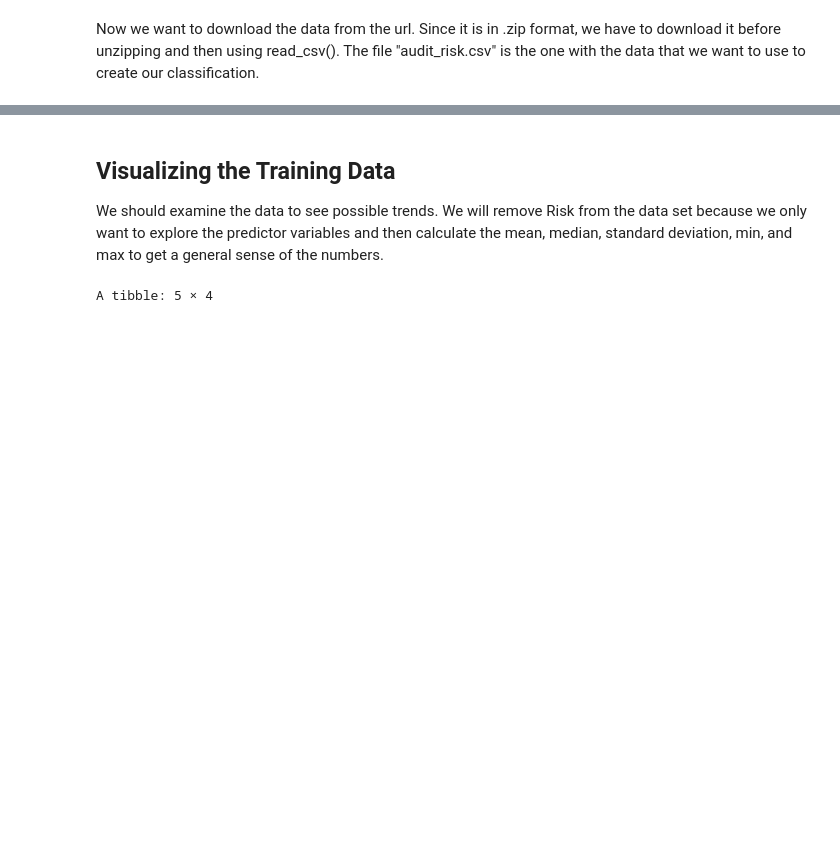
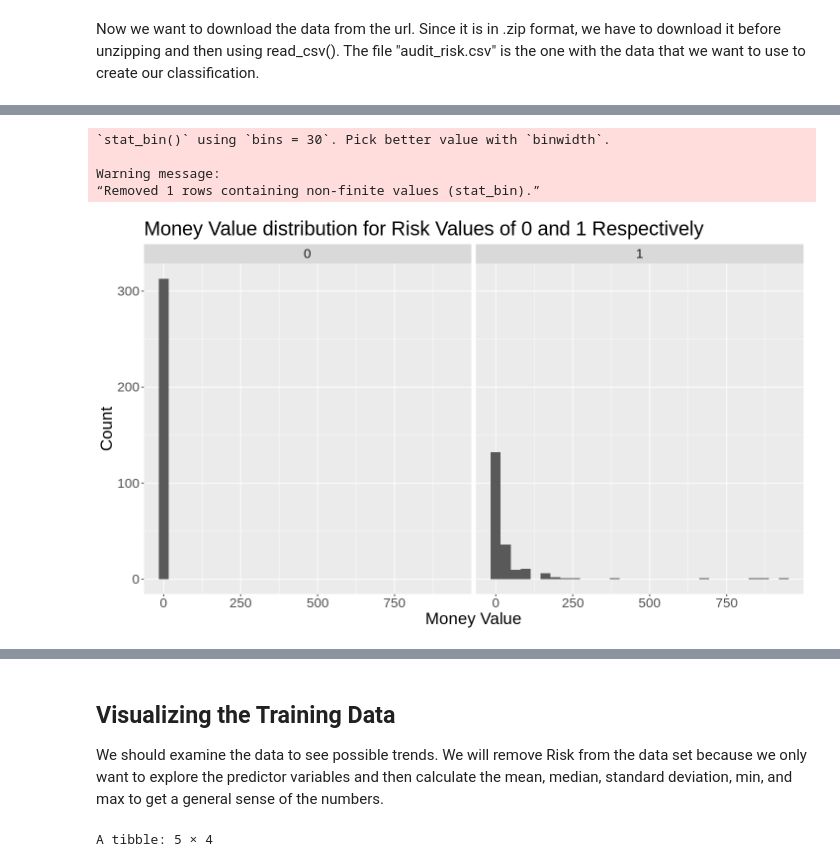
Before and after one commit to stevenning203/dsci100_group_proposal, a Jupyter notebook: report.ipynb, the cells around one changed output, grey strips where cells are left out. Drawn from its saved outputs; the diff is of its cells as text; code cells hidden in the pictures; blank space fills up the shorter version.

```diff
--- a/report.ipynb
+++ b/report.ipynb
@@ -121,6 +114,6 @@ Now that the dataset has been loaded and it is in the form that we want, we can
 set.seed(18)
 ### DO NOT CHANGE
 
-audit_risk_data_split <- initial_split(audit_risk_data_select, prop = 2/3, strata = Risk)
+audit_risk_data_split <- initial_split(audit_risk_data_main, prop = 2/3, strata = Risk)
 audit_risk_data_training <- training(audit_risk_data_split)
 audit_risk_data_testing <- testing(audit_risk_data_split)
@@ -126,0 +152,5 @@ audit_risk_data_testing <- testing(audit_risk_data_split)
+# %%
+audit_training <- mutate(audit_risk_data_training, Risk = as_factor(Risk))
+audit_testing <- mutate(audit_risk_data_testing, Risk = as_factor(Risk))
+
+head(select(audit_training, Risk), 1)
@@ -126,0 +192,4 @@ audit_risk_data_testing <- testing(audit_risk_data_split)
+# %%
+audit_consider <- audit_training %>% select(PARA_A, PARA_B, TOTAL, numbers, Money_Value, History, Risk, Sector_score)
+
+head(audit_consider, 12)
@@ -126,0 +239,18 @@ audit_risk_data_testing <- testing(audit_risk_data_split)
+# %%
+options(repr.plot.width = 12, repr.plot.height = 7)
+
+money_value_plot <- audit_consider %>%
+ggplot(aes(x = Money_Value)) +
+facet_grid(. ~ Risk) +
+geom_histogram() +
+labs(x = "Money Value", y = "Count") +
+ggtitle("Money Value distribution for Risk Values of 0 and 1 Respectively") +
+theme(text = element_text(size = 20))
+
+money_value_plot
+# %% [output]
+`stat_bin()` using `bins = 30`. Pick better value with `binwidth`.
+
+Warning message:
+“Removed 1 rows containing non-finite values (stat_bin).”
+[figure, added]
```
Also changed, not shown: parts of 33 cells of this notebook.
